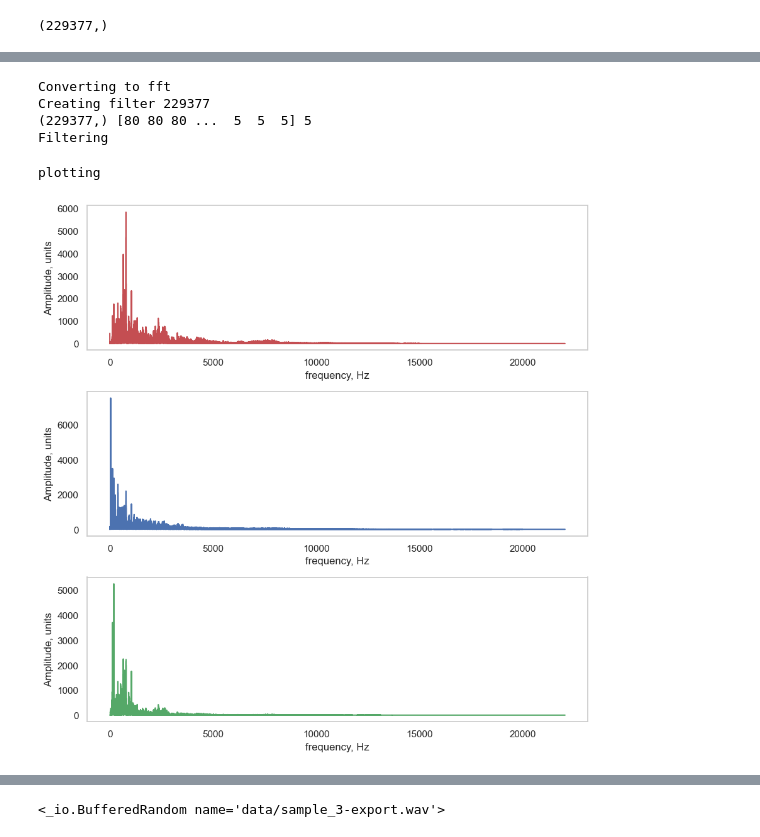
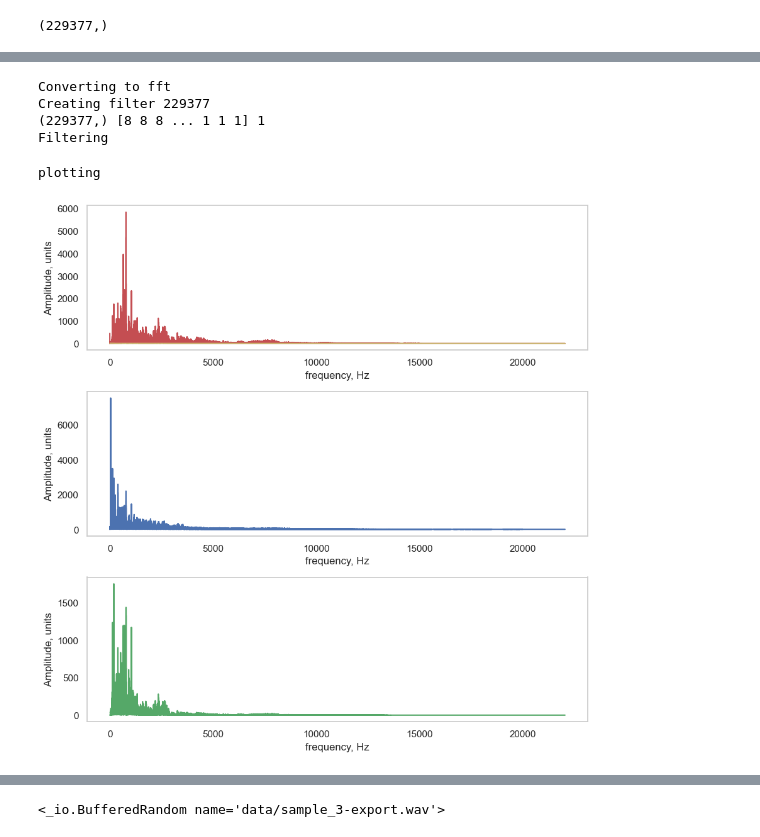
Before and after one commit to Hugand/music-classifier, a Jupyter notebook: music-classfier-frequency-domain-study.ipynb, the cells around one changed output, grey strips where cells are left out. Cells and saved outputs as stored; diff of their text form; code cells hidden in the pictures.

```diff
--- a/music-classfier-frequency-domain-study.ipynb
+++ b/music-classfier-frequency-domain-study.ipynb
@@ -179,12 +172,12 @@ plotting
 # %%
-boost_audio('data/sample_3.wav', 'data/cut_original3.wav', 'data/noiseless_sample3_boosted15.wav', conv_freq_filter)
+boost_audio('data/sample_3.wav', 'data/cut_original3.wav', 'data/noiseless_sample3_boosted1.wav', conv_freq_filter)
 # %% [output]
 Converting to fft
 Creating filter 229377
-(229377,) [80 80 80 ...  5  5  5] 5
+(229377,) [8 8 8 ... 1 1 1] 1
 Filtering
 plotting
-[figure, old version]
+[figure, new version]
 # %%
 boost_audio('data/sample_4.wav', 'data/cut_original4.wav', 'data/noiseless_sample4_boosted1.wav', conv_freq_filter)
 # %% [output]
```
Also changed, not shown: parts of 12 cells of this notebook.
